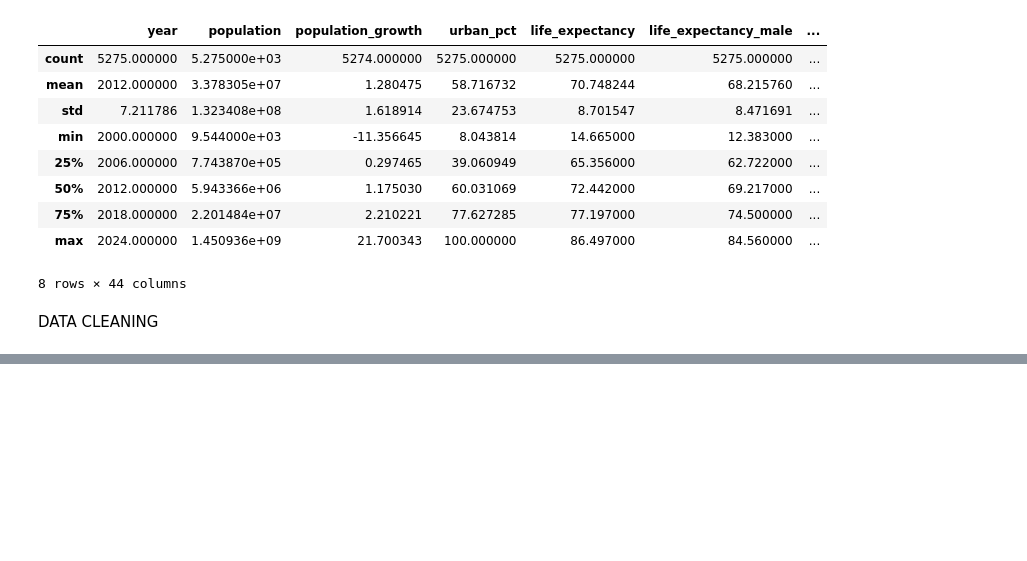
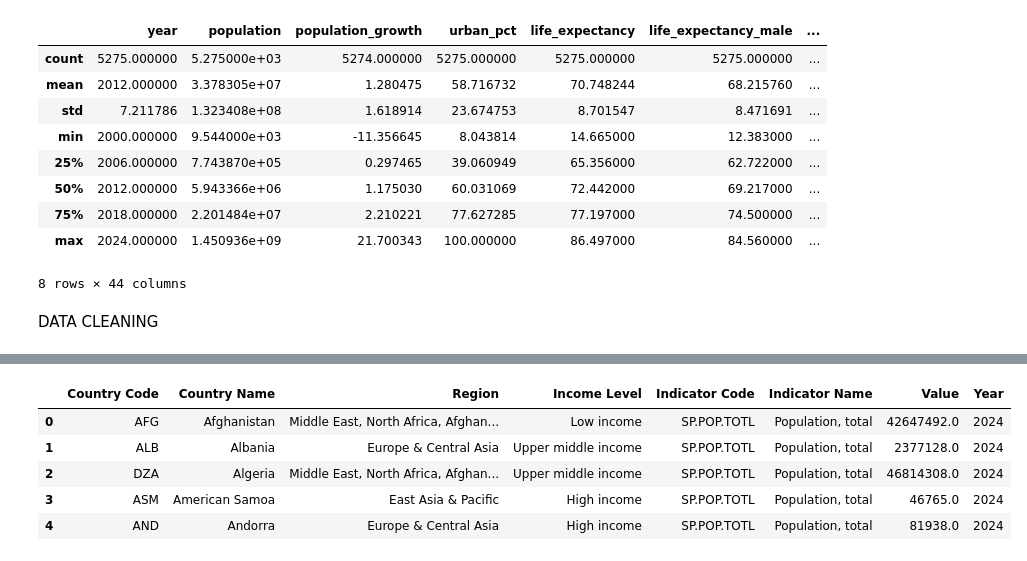
Before and after one commit to graceobonyo/Health-Data-Analytics, a Jupyter notebook: health.ipynb, the cells around one changed output, grey strips where cells are left out. Saved outputs shown, nothing was run; the diff lists cells and outputs as text; code cells hidden in the pictures; blank space fills up the shorter version.

```diff
--- a/health.ipynb
+++ b/health.ipynb
@@ -98,0 +172,6 @@ DATA CLEANING
+# %%
+# Converting to the correct data types
+
+Health_indicators = Health_indicators.convert_dtypes()
+Country = Country.convert_dtypes()
+Indicator_data = indicator_data.convert_dtypes()
@@ -98,0 +198,16 @@ DATA CLEANING
+# %%
+
+#Removing trailing and leading spaces from column
+
+Health_indicators.columns = Health_indicators.columns.str.strip()
+Country.columns = Country.columns.str.strip()
+indicator_data.columns = indicator_data.columns.str.strip()
+# %%
+Country.head()
+# %% [output]
+|  | Country Code | Country Name | Region | Income Level | Indicator Code | Indicator Name | Value | Year |
+| 0 | AFG | Afghanistan | Middle East, North Africa, Afghan... | Low income | SP.POP.TOTL | Population, total | 42647492.0 | 2024 |
+| 1 | ALB | Albania | Europe & Central Asia | Upper middle income | SP.POP.TOTL | Population, total | 2377128.0 | 2024 |
+| 2 | DZA | Algeria | Middle East, North Africa, Afghan... | Upper middle income | SP.POP.TOTL | Population, total | 46814308.0 | 2024 |
+| 3 | ASM | American Samoa | East Asia & Pacific | High income | SP.POP.TOTL | Population, total | 46765.0 | 2024 |
+| 4 | AND | Andorra | Europe & Central Asia | High income | SP.POP.TOTL | Population, total | 81938.0 | 2024 |
```
Also changed, not shown: parts of 28 cells of this notebook, 6 other files.
